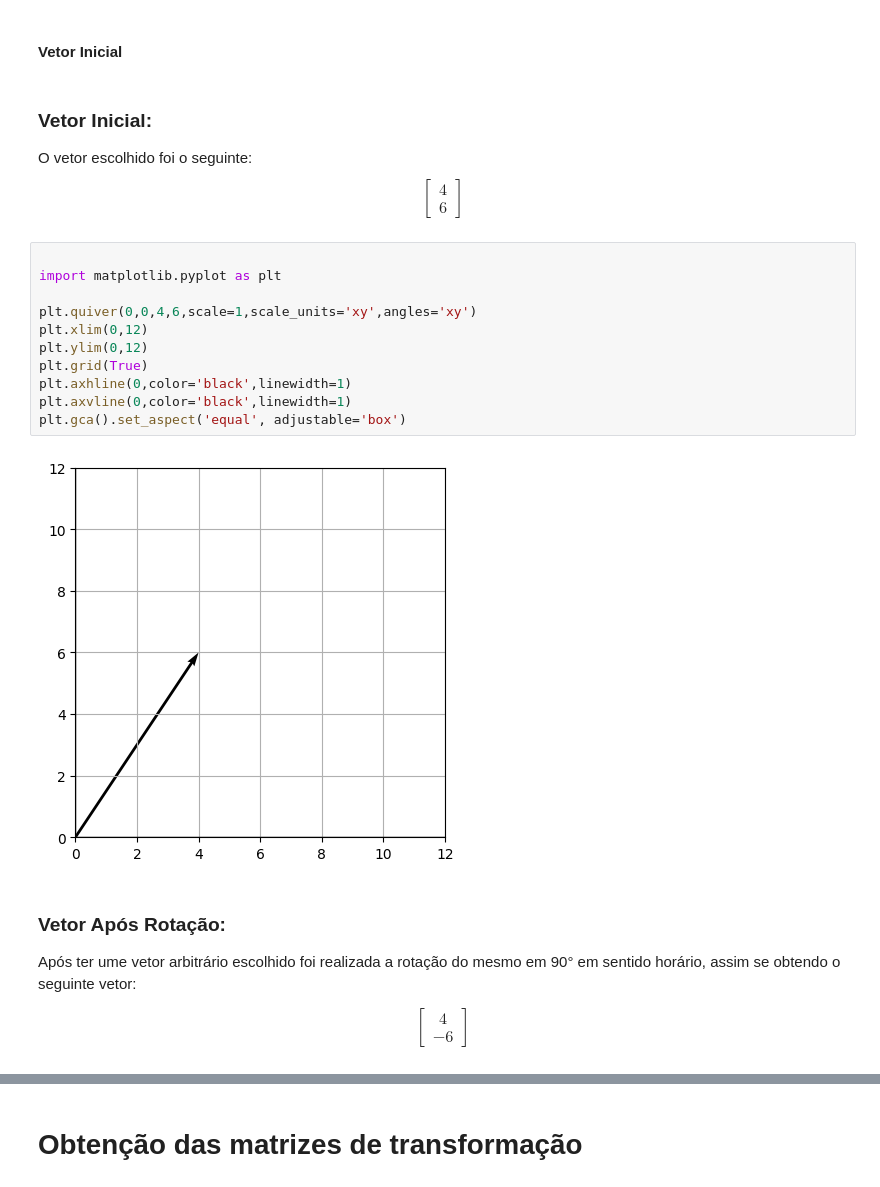
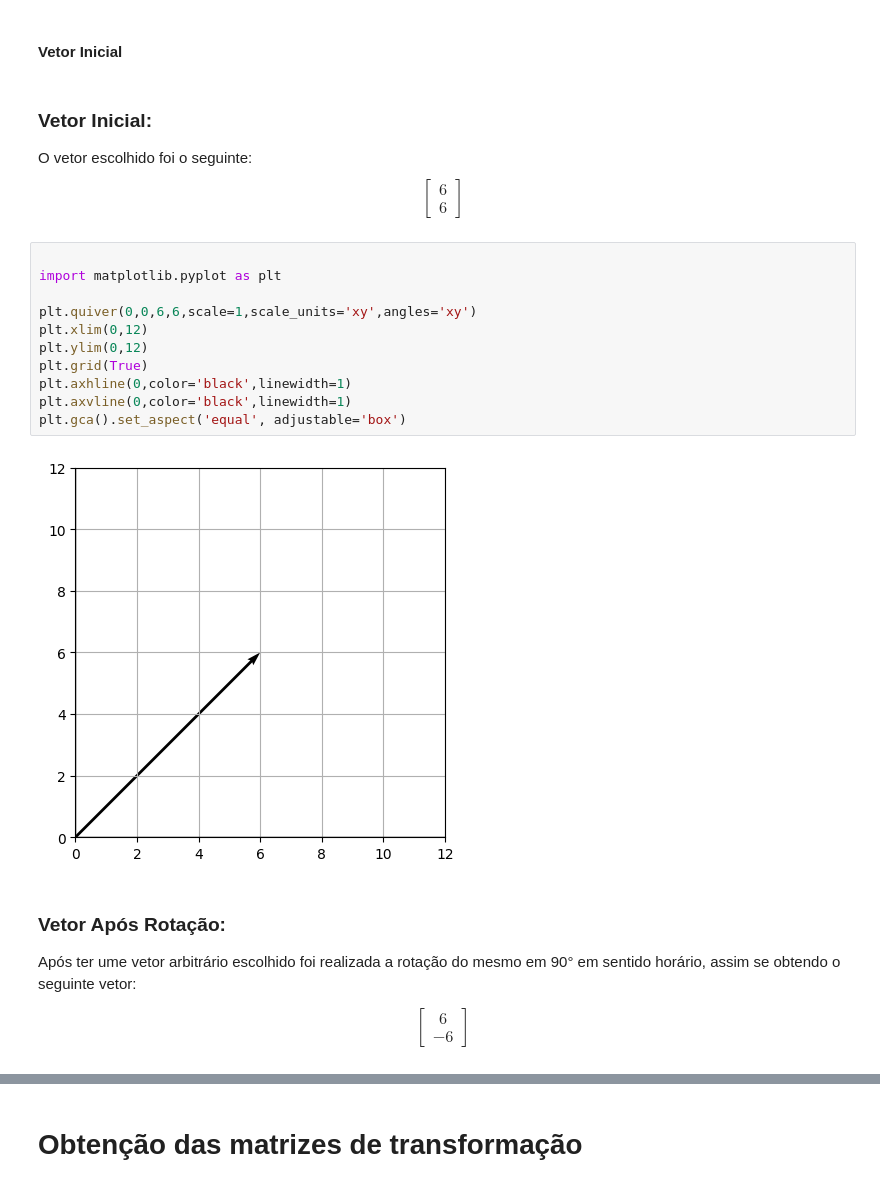
Before and after one commit to MurilloFig/Matem-tica-Computacional, a Jupyter notebook: Atividade0.ipynb, the cells around one changed output, grey strips where cells are left out. Cells and saved outputs as stored; diff of their text form.

```diff
--- a/Atividade0.ipynb
+++ b/Atividade0.ipynb
@@ -7,28 +7,28 @@
 ### Vetor Inicial:
 O vetor escolhido foi o seguinte:
 \begin{bmatrix}
-4 \\
+6 \\
 6
 \end{bmatrix}
 # %%
 
 import matplotlib.pyplot as plt
 
-plt.quiver(0,0,4,6,scale=1,scale_units='xy',angles='xy')
+plt.quiver(0,0,6,6,scale=1,scale_units='xy',angles='xy')
 plt.xlim(0,12)
 plt.ylim(0,12)
 plt.grid(True)
 plt.axhline(0,color='black',linewidth=1)
 plt.axvline(0,color='black',linewidth=1)
 plt.gca().set_aspect('equal', adjustable='box')
 # %% [output]
-[figure, old version]
+[figure, new version]
 # %% [markdown]
 ### Vetor Após Rotação:
 
 Após ter ume vetor arbitrário escolhido foi realizada a rotação do mesmo em 90° em sentido horário, assim se obtendo o seguinte vetor:
 
 \begin{bmatrix}
-4 \\
+6 \\
 -6
 \end{bmatrix}
```
Also changed, not shown: parts of 21 cells of this notebook, 1 other file.
